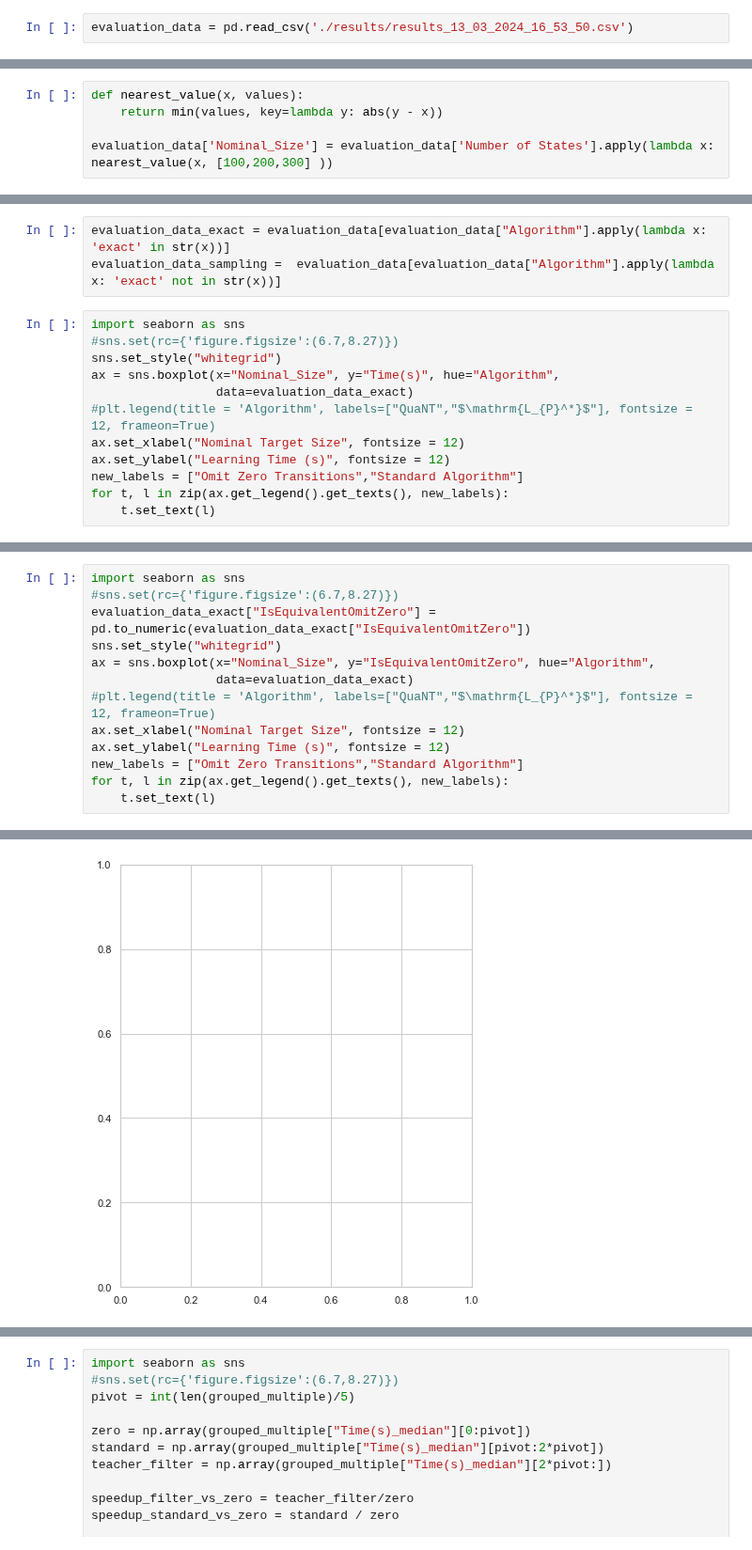
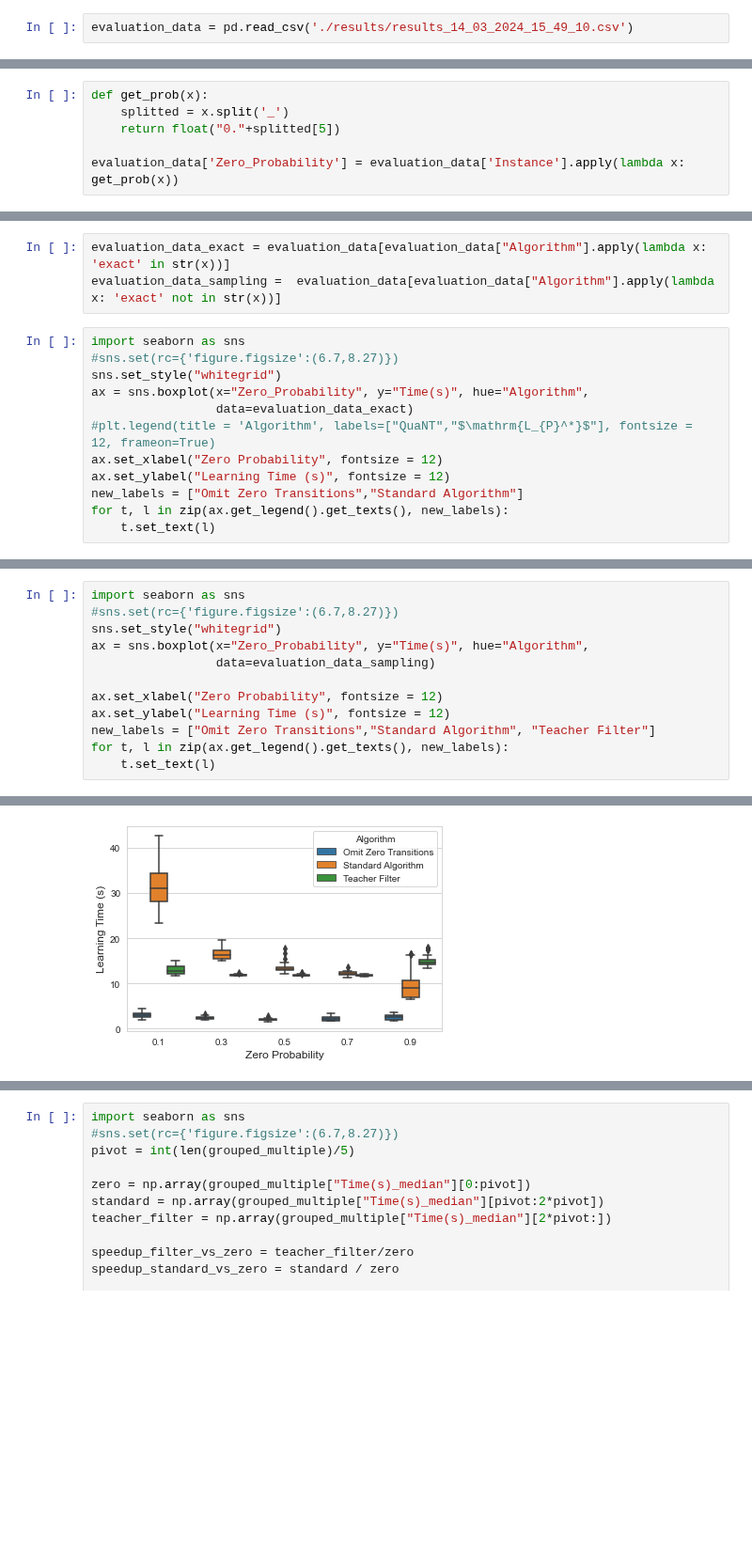
Before and after one commit to neuralchecker/pymodelextractor_model_guided_extraction, a Jupyter notebook: experiments/compare_on_random_pdfa_varying_zero_probs/data_analysis.ipynb, the cells around one changed output, grey strips where cells are left out. Shown at 94% size. Saved outputs shown, nothing was run; the diff lists cells and outputs as text; blank space fills up the shorter version.

```diff
--- a/experiments/compare_on_random_pdfa_varying_zero_probs/data_analysis.ipynb
+++ b/experiments/compare_on_random_pdfa_varying_zero_probs/data_analysis.ipynb
@@ -6,7 +6,7 @@ import seaborn as sns
 # %% [markdown]
 # Data Loading
 # %%
-evaluation_data = pd.read_csv('./results/results_13_03_2024_16_53_50.csv')
+evaluation_data = pd.read_csv('./results/results_14_03_2024_15_49_10.csv')
 # %% [markdown]
 # Results Analysis
 # %%
@@ -30,8 +30,9 @@ evaluation_data.tail(10)
-# %%
-def nearest_value(x, values):
-    return min(values, key=lambda y: abs(y - x))
-
-evaluation_data['Nominal_Size'] = evaluation_data['Number of States'].apply(lambda x: nearest_value(x, [100,200,300] ))
+# %%
+def get_prob(x):
+    splitted = x.split('_')
+    return float("0."+splitted[5])
+
+evaluation_data['Zero_Probability'] = evaluation_data['Instance'].apply(lambda x: get_prob(x))
 # %%
 import math
 
@@ -72,10 +73,10 @@ evaluation_data_sampling =  evaluation_data[evaluation_data["Algorithm"].apply(l
 import seaborn as sns
 #sns.set(rc={'figure.figsize':(6.7,8.27)})
 sns.set_style("whitegrid")
-ax = sns.boxplot(x="Nominal_Size", y="Time(s)", hue="Algorithm",
+ax = sns.boxplot(x="Zero_Probability", y="Time(s)", hue="Algorithm",
                  data=evaluation_data_exact)
 #plt.legend(title = 'Algorithm', labels=["QuaNT","$\mathrm{L_{P}^*}$"], fontsize = 12, frameon=True)
-ax.set_xlabel("Nominal Target Size", fontsize = 12)
+ax.set_xlabel("Zero Probability", fontsize = 12)
 ax.set_ylabel("Learning Time (s)", fontsize = 12)
 new_labels = ["Omit Zero Transitions","Standard Algorithm"]
 for t, l in zip(ax.get_legend().get_texts(), new_labels):
@@ -85,14 +91,13 @@ for t, l in zip(ax.get_legend().get_texts(), new_labels):
 # %%
 import seaborn as sns
 #sns.set(rc={'figure.figsize':(6.7,8.27)})
-evaluation_data_exact["IsEquivalentOmitZero"] = pd.to_numeric(evaluation_data_exact["IsEquivalentOmitZero"])
 sns.set_style("whitegrid")
-ax = sns.boxplot(x="Nominal_Size", y="IsEquivalentOmitZero", hue="Algorithm",
-                 data=evaluation_data_exact)
-#plt.legend(title = 'Algorithm', labels=["QuaNT","$\mathrm{L_{P}^*}$"], fontsize = 12, frameon=True)
-ax.set_xlabel("Nominal Target Size", fontsize = 12)
+ax = sns.boxplot(x="Zero_Probability", y="Time(s)", hue="Algorithm",
+                 data=evaluation_data_sampling)
+
+ax.set_xlabel("Zero Probability", fontsize = 12)
 ax.set_ylabel("Learning Time (s)", fontsize = 12)
-new_labels = ["Omit Zero Transitions","Standard Algorithm"]
+new_labels = ["Omit Zero Transitions","Standard Algorithm", "Teacher Filter"]
 for t, l in zip(ax.get_legend().get_texts(), new_labels):
     t.set_text(l)
 # %% [output]
@@ -105 +104 @@ TypeError: numpy boolean subtract, the `-` operator, is not supported, use the b
-[figure, old version]
+[figure, new version]
```
Also changed, not shown: parts of 7 cells of this notebook, 57 other files.
